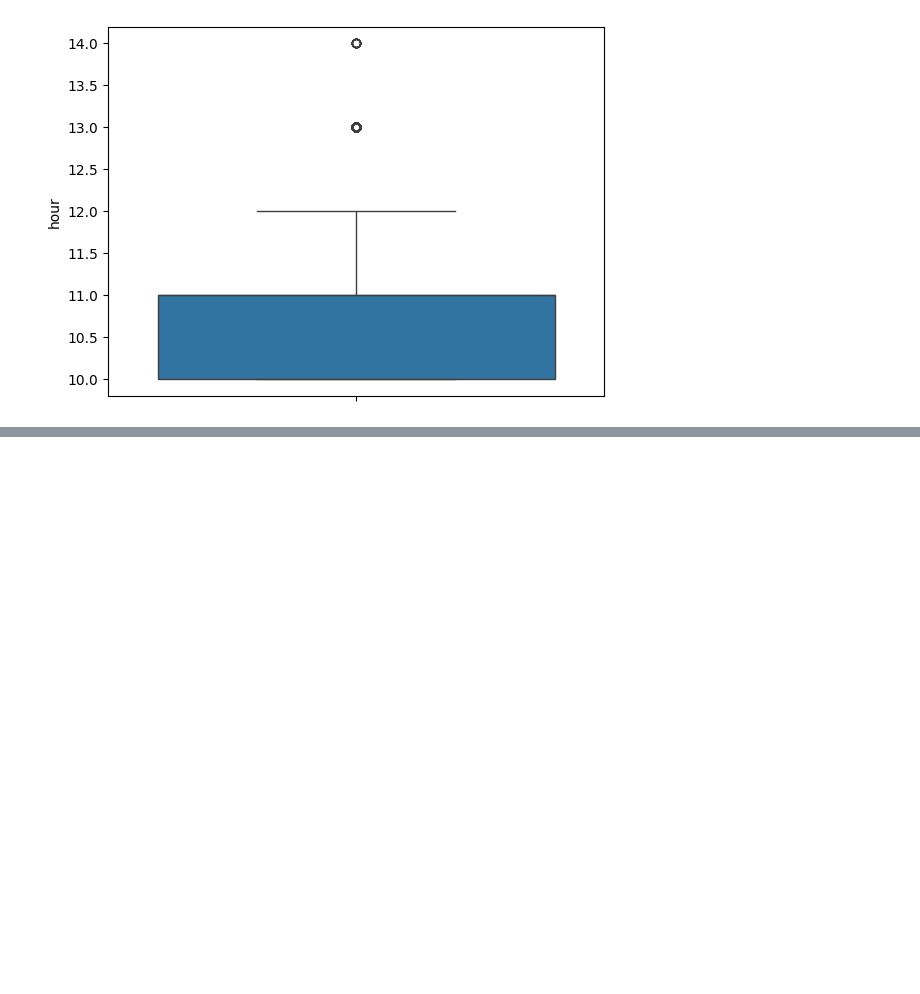
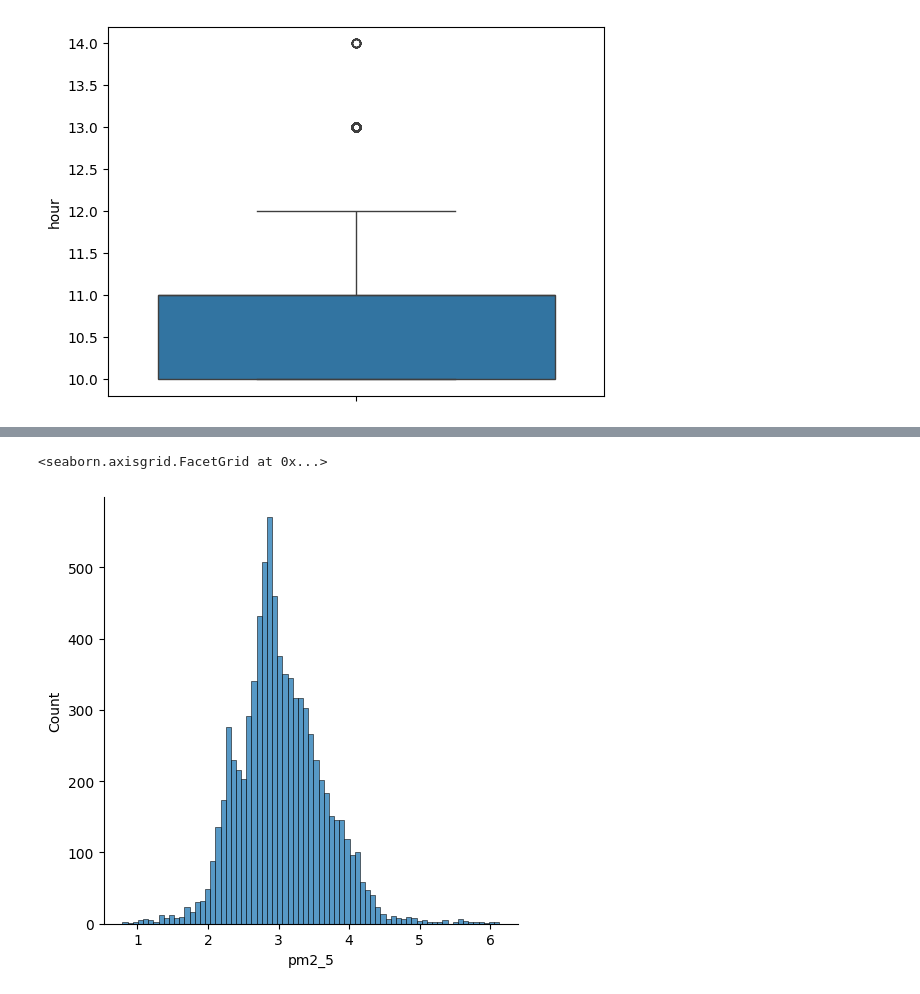
Before and after one commit to mlu1/eda_projects, a Jupyter notebook: project_eda6/task1.ipynb, the cells around one changed output, grey strips where cells are left out. Saved outputs shown, nothing was run; the diff lists cells and outputs as text; code cells hidden in the pictures; blank space fills up the shorter version.

```diff
--- a/project_eda6/task1.ipynb
+++ b/project_eda6/task1.ipynb
@@ -167,0 +230,5 @@ sns.boxplot(train['hour'])
+# %%
+sns.displot(np.log1p(train.pm2_5))
+# %% [output]
+<seaborn.axisgrid.FacetGrid at 0x...>
+[figure, added]
```
Also changed, not shown: parts of 20 cells of this notebook.
